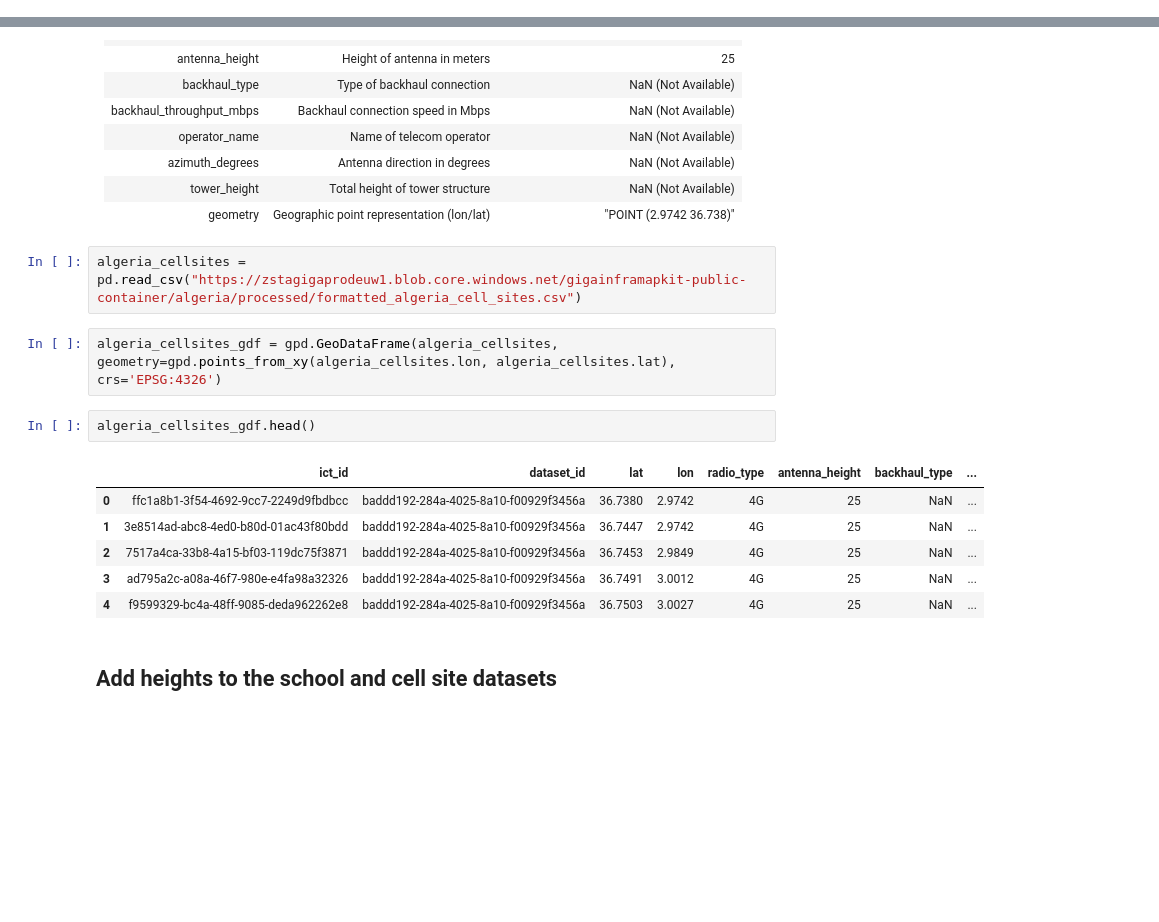
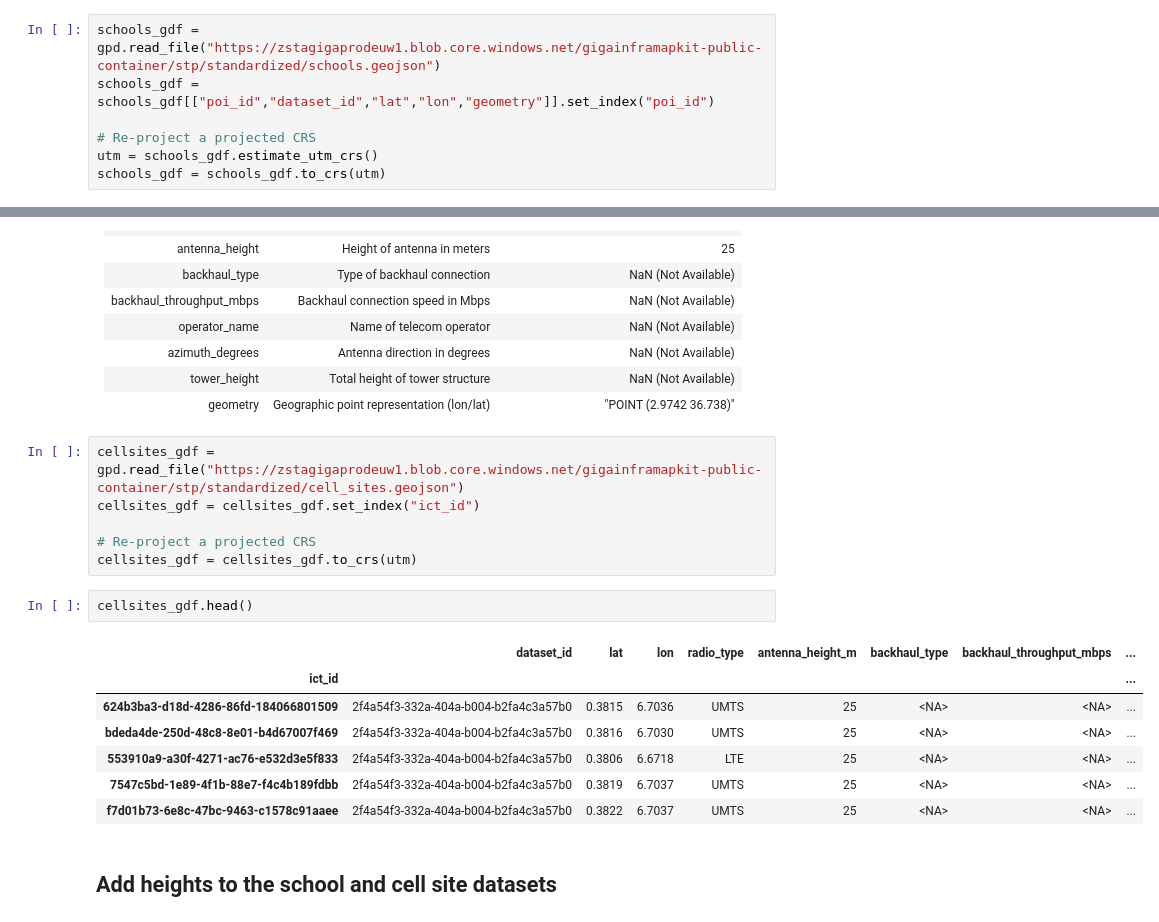
Before and after one commit to FNS-Division/geopython-2025, a Jupyter notebook: 2_visibility_analysis.ipynb, the cells around one changed output, grey strips where cells are left out. Saved outputs shown, nothing was run; the diff lists cells and outputs as text; blank space fills up the shorter version.

```diff
--- a/2_visibility_analysis.ipynb
+++ b/2_visibility_analysis.ipynb
@@ -177 +168,8 @@ algeria_schools_gdf = algeria_schools_gdf[algeria_schools_gdf['poi_id'].isin(sub
+# %%
+schools_gdf = gpd.read_file("https://zstagigaprodeuw1.blob.core.windows.net/gigainframapkit-public-container/stp/standardized/schools.geojson")
+schools_gdf = schools_gdf[["poi_id","dataset_id","lat","lon","geometry"]].set_index("poi_id")
+
+# Re-project a projected CRS
+utm = schools_gdf.estimate_utm_crs()
+schools_gdf = schools_gdf.to_crs(utm)
 # %%
@@ -204,19 +203,22 @@ The cell site data contains the following columns:
 | azimuth_degrees           | Antenna direction in degrees                          | NaN (Not Available)                         |
 | tower_height              | Total height of tower structure                       | NaN (Not Available)                         |
 | geometry                   | Geographic point representation (lon/lat)              | "POINT (2.9742 36.738)"                    |
-# %%
-algeria_cellsites = pd.read_csv("https://zstagigaprodeuw1.blob.core.windows.net/gigainframapkit-public-container/algeria/processed/formatted_algeria_cell_sites.csv")
-# %%
-algeria_cellsites_gdf = gpd.GeoDataFrame(algeria_cellsites, geometry=gpd.points_from_xy(algeria_cellsites.lon, algeria_cellsites.lat), crs='EPSG:4326')
+# %%
+cellsites_gdf = gpd.read_file("https://zstagigaprodeuw1.blob.core.windows.net/gigainframapkit-public-container/stp/standardized/cell_sites.geojson")
+cellsites_gdf = cellsites_gdf.set_index("ict_id")
+
+# Re-project a projected CRS
+cellsites_gdf = cellsites_gdf.to_crs(utm)
 # %%
-algeria_cellsites_gdf.head()
+cellsites_gdf.head()
 # %% [output]
-|  | ict_id | dataset_id | lat | lon | radio_type | antenna_height | backhaul_type | ... |
-| 0 | ffc1a8b1-3f54-4692-9cc7-2249d9fbdbcc | baddd192-284a-4025-8a10-f00929f3456a | 36.7380 | 2.9742 | 4G | 25 | NaN | ... |
-| 1 | 3e8514ad-abc8-4ed0-b80d-01ac43f80bdd | baddd192-284a-4025-8a10-f00929f3456a | 36.7447 | 2.9742 | 4G | 25 | NaN | ... |
-| 2 | 7517a4ca-33b8-4a15-bf03-119dc75f3871 | baddd192-284a-4025-8a10-f00929f3456a | 36.7453 | 2.9849 | 4G | 25 | NaN | ... |
-| 3 | ad795a2c-a08a-46f7-980e-e4fa98a32326 | baddd192-284a-4025-8a10-f00929f3456a | 36.7491 | 3.0012 | 4G | 25 | NaN | ... |
-| 4 | f9599329-bc4a-48ff-9085-deda962262e8 | baddd192-284a-4025-8a10-f00929f3456a | 36.7503 | 3.0027 | 4G | 25 | NaN | ... |
+|  | dataset_id | lat | lon | radio_type | antenna_height_m | backhaul_type | backhaul_throughput_mbps | ... |
+| ict_id |  |  |  |  |  |  |  | ... |
+| 624b3ba3-d18d-4286-86fd-184066801509 | 2f4a54f3-332a-404a-b004-b2fa4c3a57b0 | 0.3815 | 6.7036 | UMTS | 25 | <NA> | <NA> | ... |
+| bdeda4de-250d-48c8-8e01-b4d67007f469 | 2f4a54f3-332a-404a-b004-b2fa4c3a57b0 | 0.3816 | 6.7030 | UMTS | 25 | <NA> | <NA> | ... |
+| 553910a9-a30f-4271-ac76-e532d3e5f833 | 2f4a54f3-332a-404a-b004-b2fa4c3a57b0 | 0.3806 | 6.6718 | LTE | 25 | <NA> | <NA> | ... |
+| 7547c5bd-1e89-4f1b-88e7-f4c4b189fdbb | 2f4a54f3-332a-404a-b004-b2fa4c3a57b0 | 0.3819 | 6.7037 | UMTS | 25 | <NA> | <NA> | ... |
+| f7d01b73-6e8c-47bc-9463-c1578c91aaee | 2f4a54f3-332a-404a-b004-b2fa4c3a57b0 | 0.3822 | 6.7037 | UMTS | 25 | <NA> | <NA> | ... |
 # %% [markdown]
 ## Add heights to the school and cell site datasets
 # %% [markdown]
```
Also changed, not shown: parts of 29 cells of this notebook.
